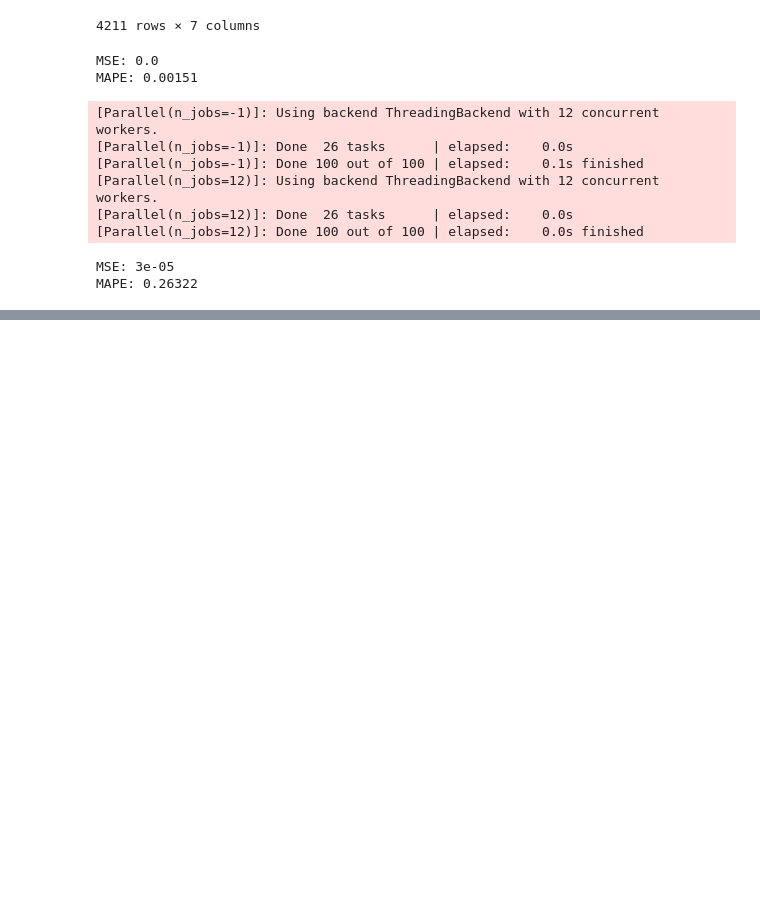
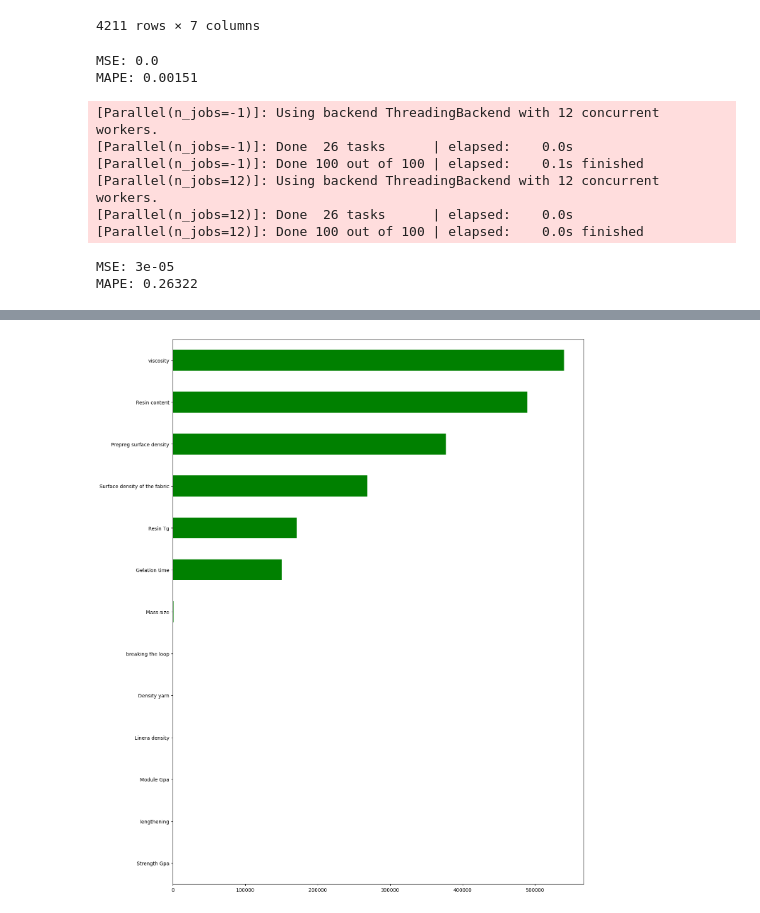
Before and after one commit to AleksandrFrom/DS, a Jupyter notebook: model for CFRP/project for CFRP_vol3.ipynb, the cells around one changed output, grey strips where cells are left out. Saved outputs shown, nothing was run; the diff lists cells and outputs as text; code cells hidden in the pictures; blank space fills up the shorter version.

```diff
--- a/model for CFRP/project for CFRP_vol3.ipynb
+++ b/model for CFRP/project for CFRP_vol3.ipynb
@@ -337,0 +392,16 @@ MAPE: 0.26322
+# %%
+#оценка влияния характеристик компонентов препрега на прочность пластика при вакуумной технологии
+
+y = df_vacuum.drop(['technology', 'Module_plastik ', 'density',
+       'LSS', 'Plastik_Tg', 'Thickness_monolayer' ], axis=1).Strength_plastik.values
+X = df_vacuum.drop(['technology', 'density', 'Module_plastik ', 'Strength_plastik',
+       'LSS', 'Plastik_Tg', 'Thickness_monolayer'], axis=1)
+
+# визуализируем результат анализа значимости:
+imp_num = pd.Series(f_classif(X[X.columns], y)[0], index = X.columns)
+imp_num.sort_values(inplace = True)
+
+fig5, ax5 = plt.subplots(figsize=(15, 20))
+imp_num.plot(kind = 'barh', color='green');
+# %% [output]
+[figure, added]
```
Also changed, not shown: parts of 8 cells of this notebook, 1 other file.
